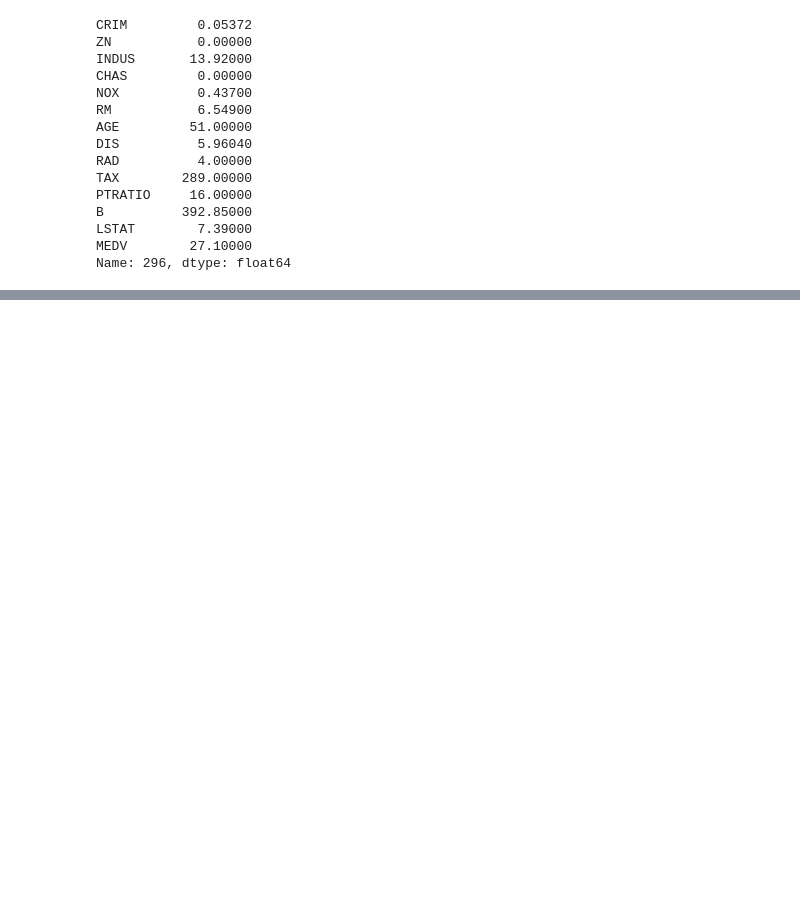
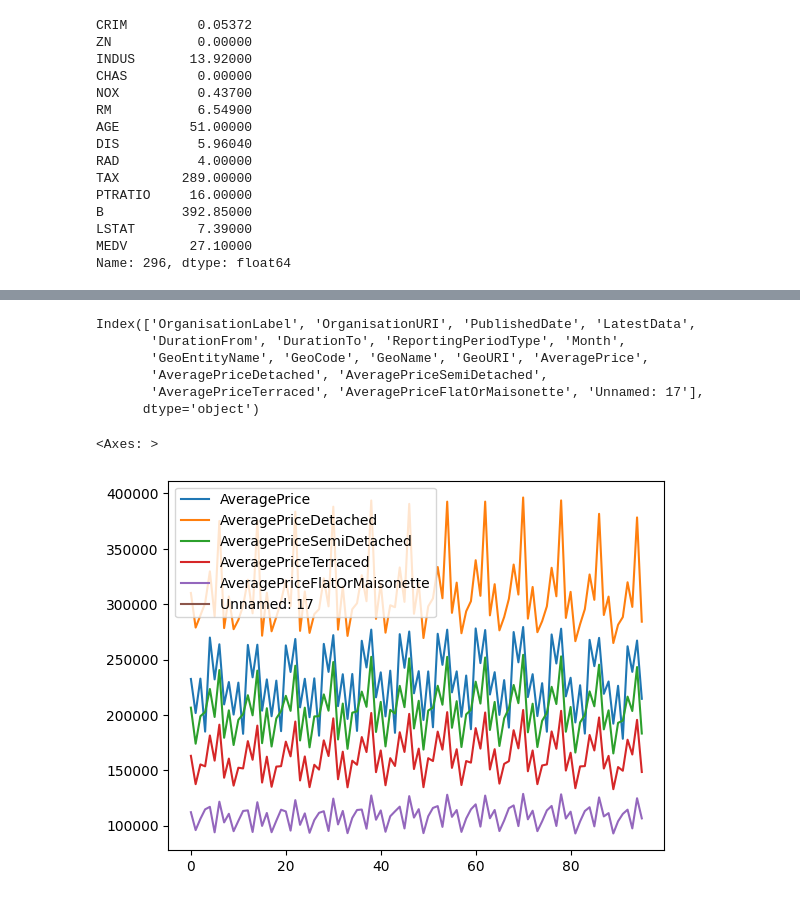
Before and after one commit to dagbolade/Data-science-With-Python, a Jupyter notebook: pandas.ipynb, the cells around one changed output, grey strips where cells are left out. Drawn from its saved outputs; the diff is of its cells as text; code cells hidden in the pictures; blank space fills up the shorter version.

Commit message:
pandas with plotting

```diff
--- a/pandas.ipynb
+++ b/pandas.ipynb
@@ -194,0 +221,3 @@ Name: 296, dtype: float64
+# %%
+df = pd.read_csv('houseprices.csv', parse_dates=True)
+df.head()
@@ -194,0 +231,15 @@ Name: 296, dtype: float64
+# %%
+import matplotlib as plt
+df.columns
+# %% [output]
+Index(['OrganisationLabel', 'OrganisationURI', 'PublishedDate', 'LatestData',
+       'DurationFrom', 'DurationTo', 'ReportingPeriodType', 'Month',
+       'GeoEntityName', 'GeoCode', 'GeoName', 'GeoURI', 'AveragePrice',
+       'AveragePriceDetached', 'AveragePriceSemiDetached',
+       'AveragePriceTerraced', 'AveragePriceFlatOrMaisonette', 'Unnamed: 17'],
+      dtype='object')
+# %%
+df.plot()
+# %% [output]
+<Axes: >
+[figure, added]
```
Also changed, not shown: parts of 6 cells of this notebook, 1 other file.
